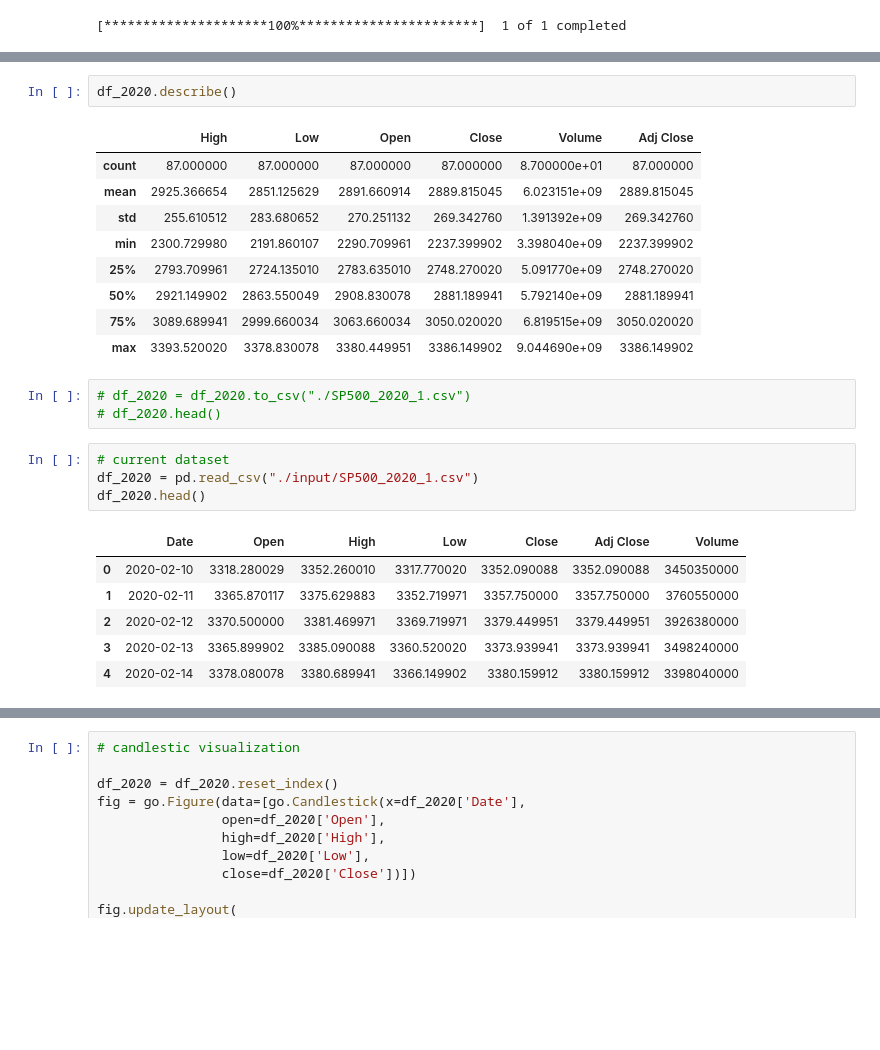
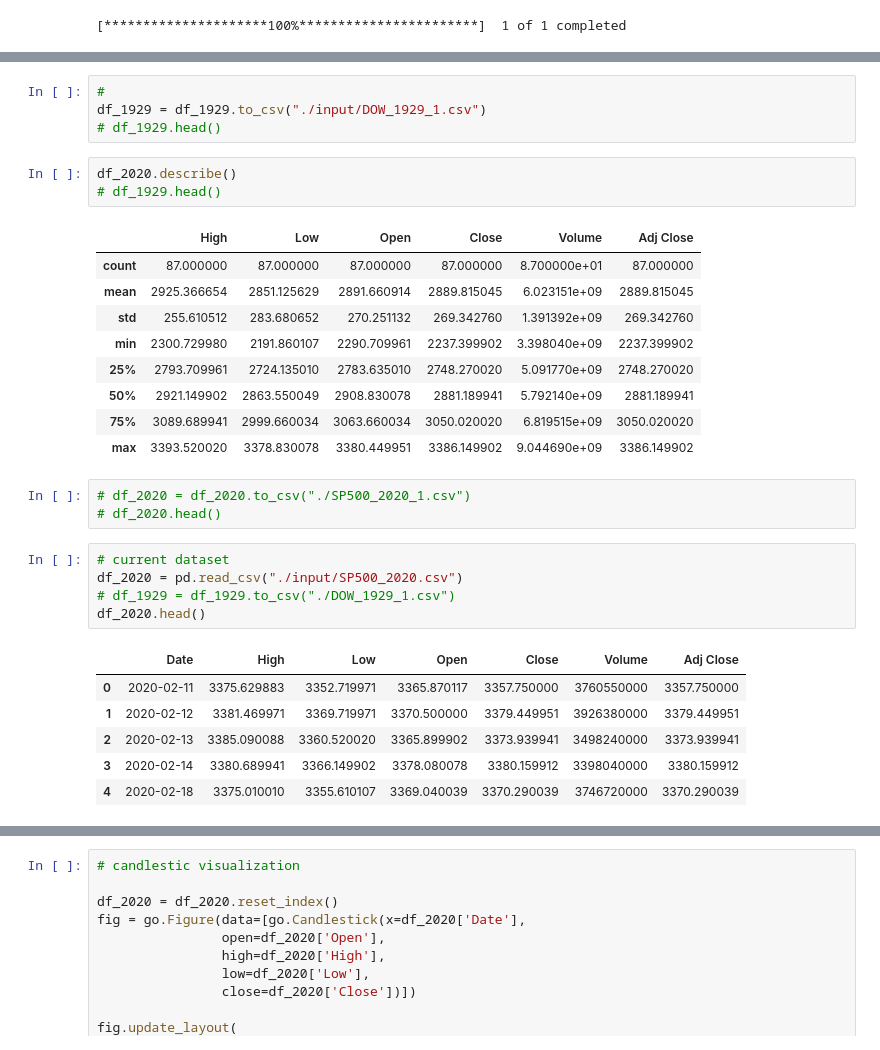
Before and after one commit to nahidnstu12/ML-Playground, a Jupyter notebook: Stock Market Crashes/crash 1929 to 2020/crash time series (art1).ipynb, the cells around one changed output, grey strips where cells are left out. Cells and saved outputs as stored; diff of their text form; blank space fills up the shorter version.

```diff
--- a/Stock Market Crashes/crash 1929 to 2020/crash time series (art1).ipynb
+++ b/Stock Market Crashes/crash 1929 to 2020/crash time series (art1).ipynb
@@ -96,5 +109,10 @@ df_2020.tail()
+# %%
+#
+df_1929 = df_1929.to_csv("./input/DOW_1929_1.csv")
+# df_1929.head()
 # %%
 df_2020.describe()
+# df_1929.head()
 # %% [output]
 |  | High | Low | Open | Close | Volume | Adj Close |
 | count | 87.000000 | 87.000000 | 87.000000 | 87.000000 | 8.700000e+01 | 87.000000 |
@@ -110,15 +128,16 @@ df_2020.describe()
 # df_2020.head()
 # %%
 # current dataset
-df_2020 = pd.read_csv("./input/SP500_2020_1.csv")
+df_2020 = pd.read_csv("./input/SP500_2020.csv")
+# df_1929 = df_1929.to_csv("./DOW_1929_1.csv")
 df_2020.head()
 # %% [output]
-|  | Date | Open | High | Low | Close | Adj Close | Volume |
-| 0 | 2020-02-10 | 3318.280029 | 3352.260010 | 3317.770020 | 3352.090088 | 3352.090088 | 3450350000 |
-| 1 | 2020-02-11 | 3365.870117 | 3375.629883 | 3352.719971 | 3357.750000 | 3357.750000 | 3760550000 |
-| 2 | 2020-02-12 | 3370.500000 | 3381.469971 | 3369.719971 | 3379.449951 | 3379.449951 | 3926380000 |
-| 3 | 2020-02-13 | 3365.899902 | 3385.090088 | 3360.520020 | 3373.939941 | 3373.939941 | 3498240000 |
-| 4 | 2020-02-14 | 3378.080078 | 3380.689941 | 3366.149902 | 3380.159912 | 3380.159912 | 3398040000 |
+|  | Date | High | Low | Open | Close | Volume | Adj Close |
+| 0 | 2020-02-11 | 3375.629883 | 3352.719971 | 3365.870117 | 3357.750000 | 3760550000 | 3357.750000 |
+| 1 | 2020-02-12 | 3381.469971 | 3369.719971 | 3370.500000 | 3379.449951 | 3926380000 | 3379.449951 |
+| 2 | 2020-02-13 | 3385.090088 | 3360.520020 | 3365.899902 | 3373.939941 | 3498240000 | 3373.939941 |
+| 3 | 2020-02-14 | 3380.689941 | 3366.149902 | 3378.080078 | 3380.159912 | 3398040000 | 3380.159912 |
+| 4 | 2020-02-18 | 3375.010010 | 3355.610107 | 3369.040039 | 3370.290039 | 3746720000 | 3370.290039 |
 # %%
 d = pd.concat([df_1929.describe()['Adj Close'],df_1987.describe()['Adj Close'],df_2008.describe()['Adj Close'],df_2020.describe()['Adj Close']],axis=1)
 d.columns = ['DOW_1929','SP500_1987','SP500_2008','SP500_2020']
```
Also changed, not shown: parts of 14 cells of this notebook, 1 other file.
